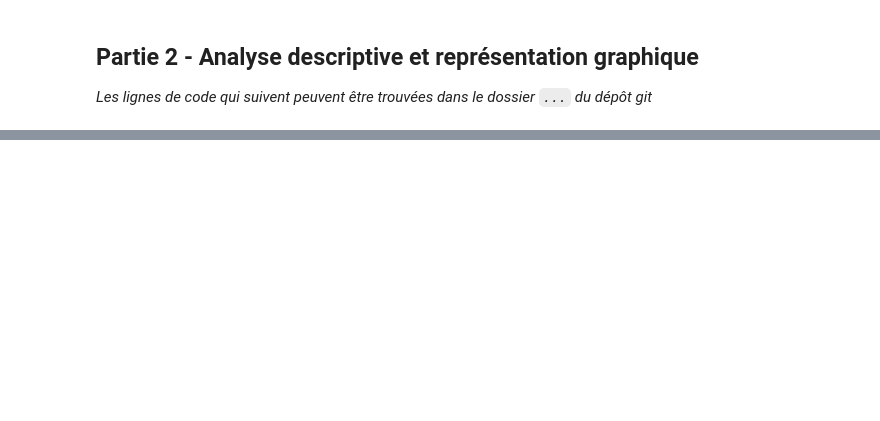
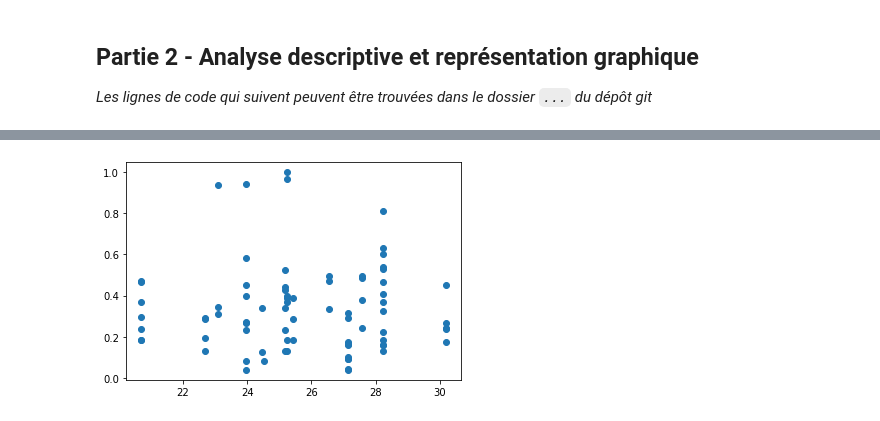
Before and after one commit to eric-vong/Projet-Python, a Jupyter notebook: Rapport.ipynb, the cells around one changed output, grey strips where cells are left out. Drawn from its saved outputs; the diff is of its cells as text; code cells hidden in the pictures; blank space fills up the shorter version.

```diff
--- a/Rapport.ipynb
+++ b/Rapport.ipynb
@@ -308,0 +352,8 @@ plt.show()
+# %%
+X = donnees_augmentees.groupby(['nom_quartier']).mean()[['score_metro','superficie_quartier','distance_centre_paris']] #ACP en cours
+loyer_ref = donnees_augmentees.groupby(['nom_quartier']).mean()['ref']
+scaler = StandardScaler()
+scaler.fit(X)
+X_scaled = scaler.transform(X) #Certains quartiers n'ont pas de score, à corriger
+pca_3 = PCA(n_components = 3)
+X.head(20)
@@ -308,0 +379,5 @@ plt.show()
+# %%
+plt.scatter(loyer_ref,metro_quartier)
+plt.show()
+# %% [output]
+[figure, added]
```
Also changed, not shown: parts of 14 cells of this notebook.
